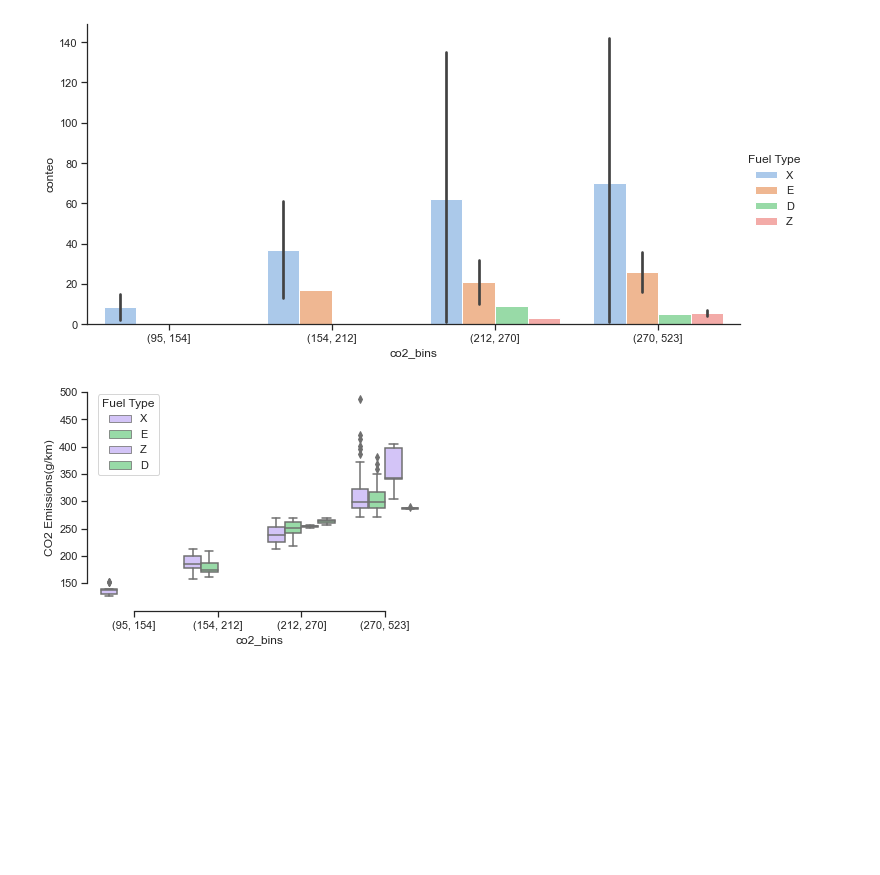
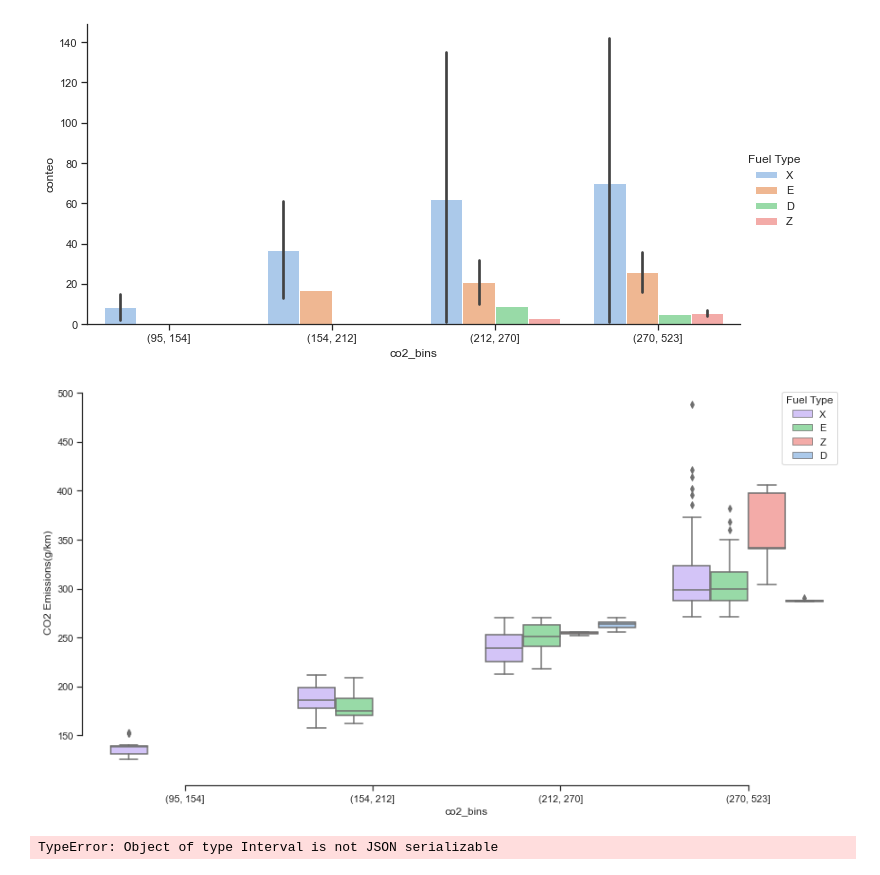
Before and after one commit to danielgqj/PythonAnalytics, a Jupyter notebook: SRC/ejemplo1.ipynb, the cells around one changed output. Saved outputs shown, nothing was run; the diff lists cells and outputs as text; code cells hidden in the pictures; blank space fills up the shorter version.

```diff
--- a/SRC/ejemplo1.ipynb
+++ b/SRC/ejemplo1.ipynb
@@ -344,10 +346,11 @@ plt.show()
 # %% [output]
 [figure]
 # %%
+plt.figure(figsize = (15,8))
 sns.set_theme(style="ticks", palette="pastel")
 sns.boxplot(x="co2_bins", y="CO2 Emissions(g/km)",
-            hue="Fuel Type", palette=["m", "g"],
+            hue="Fuel Type", palette=["m", "g","r","b"],
             data=extraer_ford)
-sns.despine(offset=5, trim=True)
+sns.despine(offset=10, trim=True)
 # %% [output]
-[figure, old version]
+[figure, new version]
@@ -354,3 +362,13 @@ sns.despine(offset=5, trim=True)
+# %%
+
+fig = px.box(extraer_ford, x="co2_bins", y="CO2 Emissions(g/km)", color="Fuel Type",
+            notched=True, # used notched shape
+             title="Box plot of total bill"
+             # add day column to hover data
+            )
+fig.show()
+# %% [output]
+TypeError: Object of type Interval is not JSON serializable
 # %%
 profile2 = ppr.ProfileReport(extraer_ford, title='Pandas Profiling Report', minimal=True)
 profile2.to_file('../Co2/Ford_Co2.html')
```
Also changed, not shown: parts of 4 cells of this notebook.
